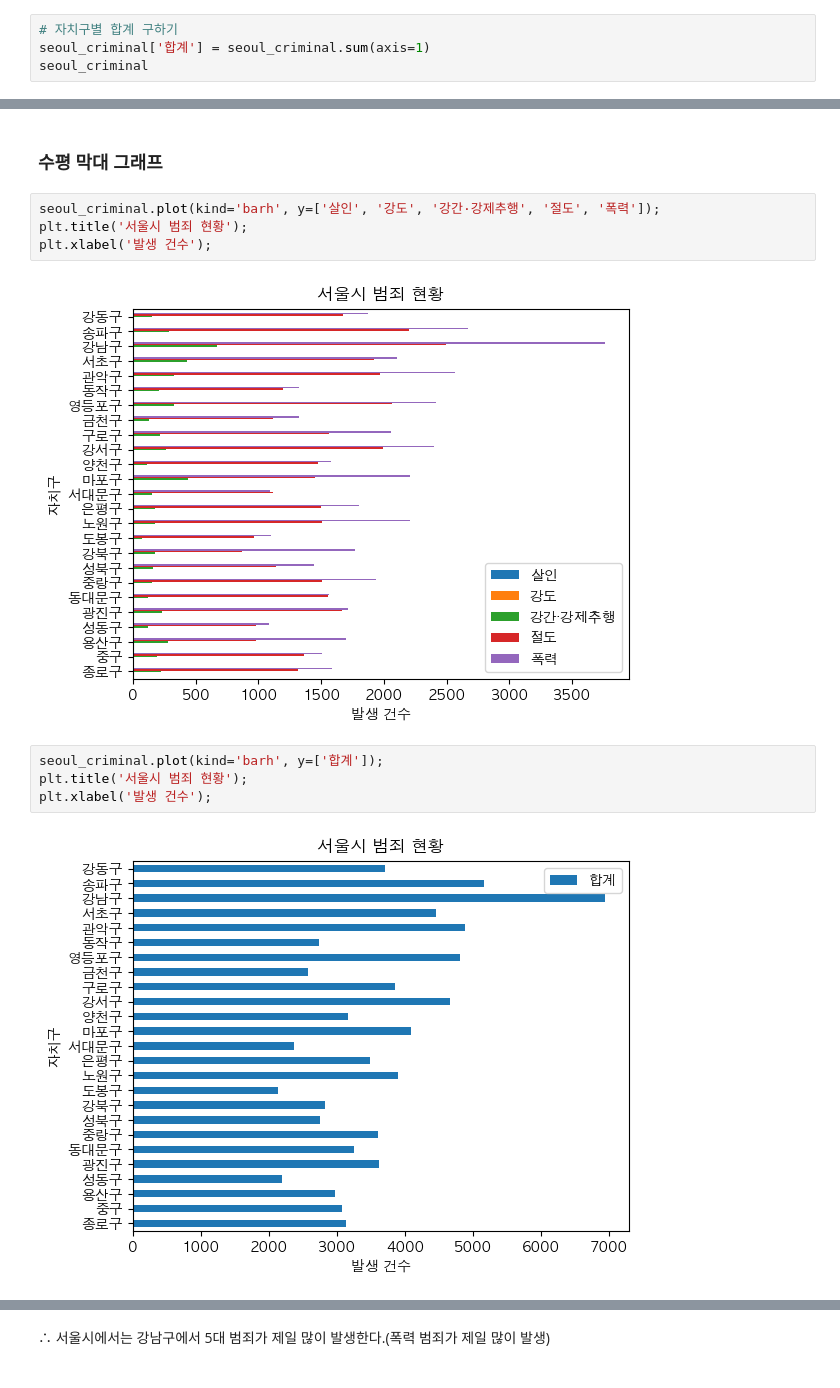
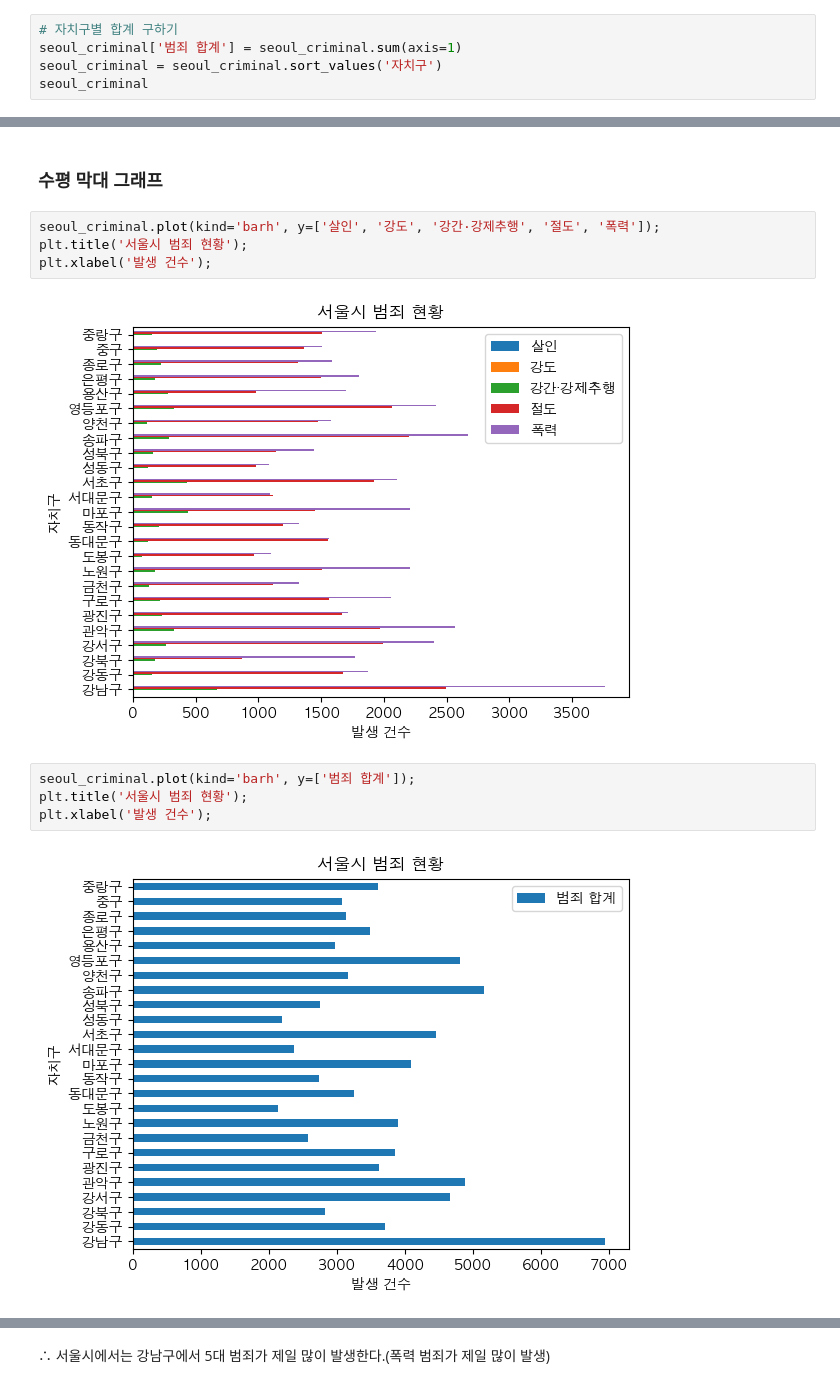
Before and after one commit to yeonddyu/Project, a Jupyter notebook: Mon_Tue_Wed/Mini_Project_Criminal/Mini_Project_Criminal.ipynb, the cells around one changed output, grey strips where cells are left out. Cells and saved outputs as stored; diff of their text form.

```diff
--- a/Mon_Tue_Wed/Mini_Project_Criminal/Mini_Project_Criminal.ipynb
+++ b/Mon_Tue_Wed/Mini_Project_Criminal/Mini_Project_Criminal.ipynb
@@ -367,6 +353,7 @@ dtypes: int64(5)
 memory usage: 1.2+ KB
 # %%
 # 자치구별 합계 구하기
-seoul_criminal['합계'] = seoul_criminal.sum(axis=1)
+seoul_criminal['범죄 합계'] = seoul_criminal.sum(axis=1)
+seoul_criminal = seoul_criminal.sort_values('자치구')
 seoul_criminal
 # %% [output]
@@ -416,13 +402,13 @@ seoul_criminal.plot(kind='barh', y=['살인', '강도', '강간·강제추행',
 plt.title('서울시 범죄 현황');
 plt.xlabel('발생 건수');
 # %% [output]
-[figure, old version]
+[figure, new version]
 # %%
-seoul_criminal.plot(kind='barh', y=['합계']);
+seoul_criminal.plot(kind='barh', y=['범죄 합계']);
 plt.title('서울시 범죄 현황');
 plt.xlabel('발생 건수');
 # %% [output]
-[figure, old version]
+[figure, new version]
 # %%
 # 강남구에 대한 범죄 발생 현황
 seoul_criminal.loc['강남구'].plot(kind='barh');
```
Also changed, not shown: parts of 35 cells of this notebook.
